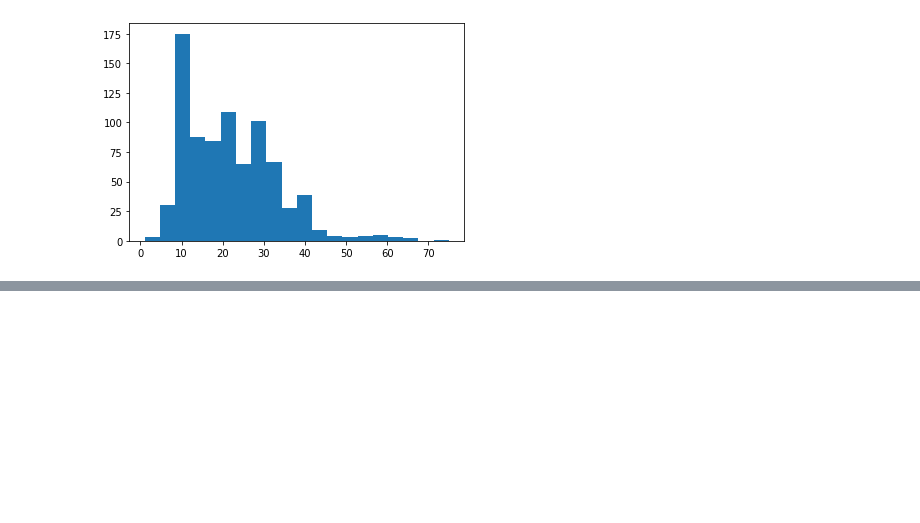
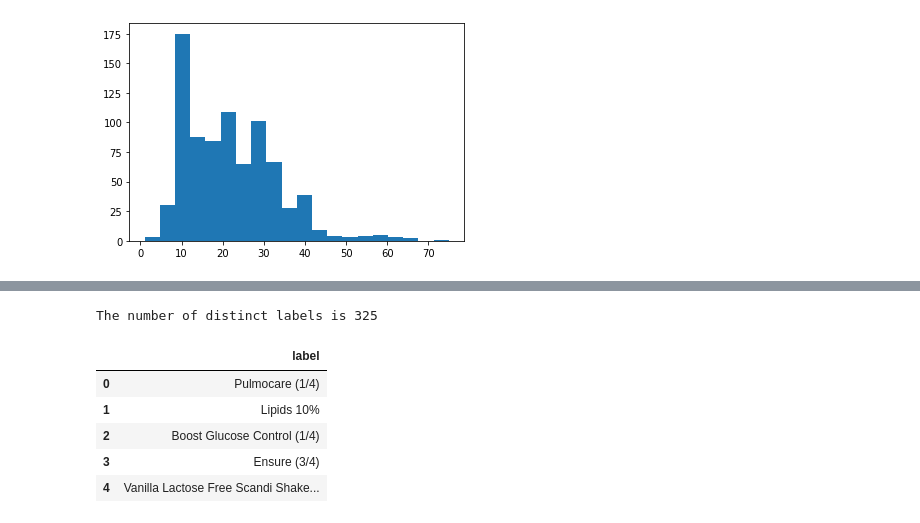
Before and after one commit to JoanneJegou/BachelorThesis, a Jupyter notebook: MIMIC-IV.ipynb, the cells around one changed output, grey strips where cells are left out. Saved outputs shown, nothing was run; the diff lists cells and outputs as text; code cells hidden in the pictures; blank space fills up the shorter version.

```diff
--- a/MIMIC-IV.ipynb
+++ b/MIMIC-IV.ipynb
@@ -1691,0 +1759,13 @@ WHERE starttime > endtime
+# %%
+df_inputevents = pd.read_csv("../Data/MIMIC-IV/inputevents_distinctItemid.csv")
+input_label = pd.DataFrame(df_inputevents["label"])
+print("The number of distinct labels is", len(df_inputevents))
+input_label.head()
+# %% [output]
+The number of distinct labels is 325
+|  | label |
+| 0 | Pulmocare (1/4) |
+| 1 | Lipids 10% |
+| 2 | Boost Glucose Control (1/4) |
+| 3 | Ensure (3/4) |
+| 4 | Vanilla Lactose Free Scandi Shake... |
```
Also changed, not shown: parts of 14 cells of this notebook, 2 other files.
